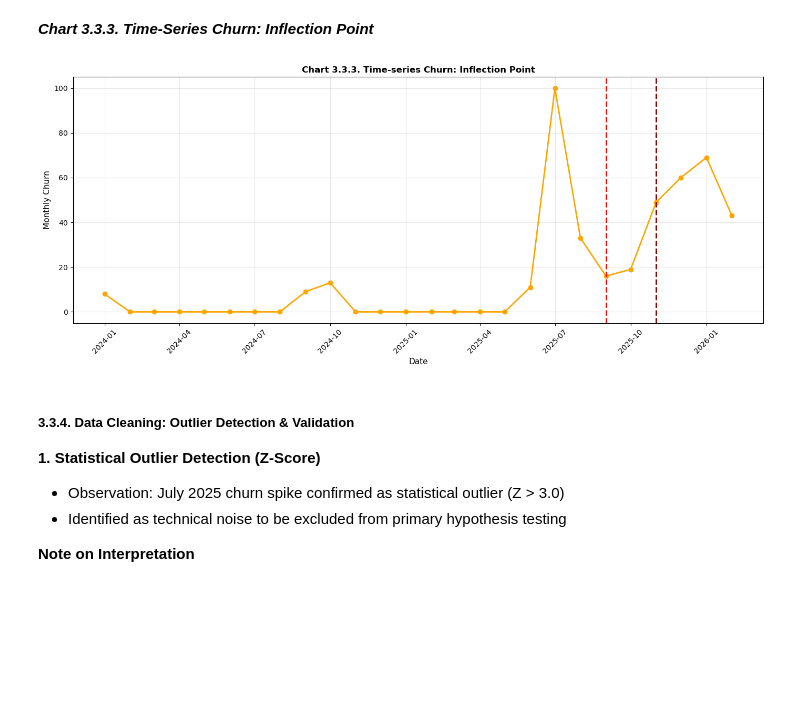
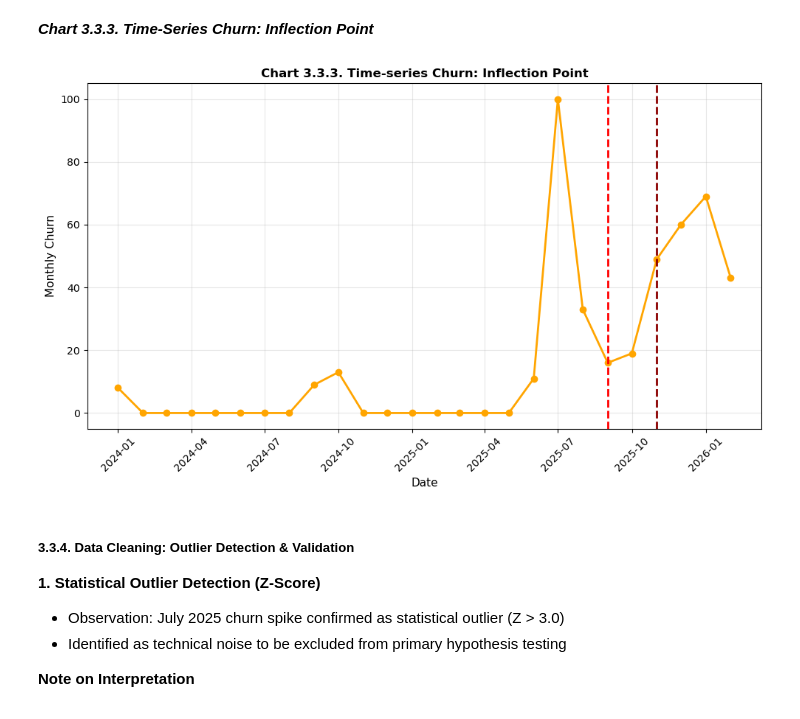
Before and after one commit to coolmich0904/YOUTUBE_CHURN_PRICE_RISK, a Jupyter notebook: notebooks/eda_01_macro_economic.ipynb, the cells around one changed output. Cells and saved outputs as stored; diff of their text form; code cells hidden in the pictures; blank space fills up the shorter version.

```diff
--- a/notebooks/eda_01_macro_economic.ipynb
+++ b/notebooks/eda_01_macro_economic.ipynb
@@ -330,27 +330,27 @@ Status: Major Spike
 ***Chart 3.3.3. Time-Series Churn: Inflection Point***
 # %%
 # Line Chart
-fig, ax = plt.subplots(figsize=(14, 6))
+fig, ax = plt.subplots(figsize=(10, 6))
 churn_plot = churn_ts.set_index('Time')['youtube churn'].sort_index()
 ax.plot(churn_plot.index, churn_plot.values, linewidth=2, marker='o', color='orange')
 
 # axis 2 vertical lines
 ax.axvline(pd.to_datetime('2025-09-01'), color='red', linestyle='--',
            linewidth=2, label='Sep 2025 (Policy Announcement)')
 ax.axvline(pd.to_datetime('2025-11-01'), color='darkred', linestyle='--',
            linewidth=2, label='Nov Peak')
 
 ax.set_title('Chart 3.3.3. Time-series Churn: Inflection Point', fontsize=12, fontweight='bold')
 ax.set_ylabel('Monthly Churn', fontsize=11)
 ax.set_xlabel('Date', fontsize=11)
 ax.grid(alpha=0.3)
 ax.tick_params(axis='x', rotation=45)
 
 plt.tight_layout()
-plt.savefig('../outputs/time_series_churn.png')
+plt.savefig('../outputs/eda_01/time_series_churn.png')
 plt.show()
 # %% [output]
-[figure, old version]
+[figure, new version]
 # %% [markdown]
 ##### 3.3.4. Data Cleaning: Outlier Detection & Validation
 
```
Also changed, not shown: parts of 3 cells of this notebook, 16 other files.
